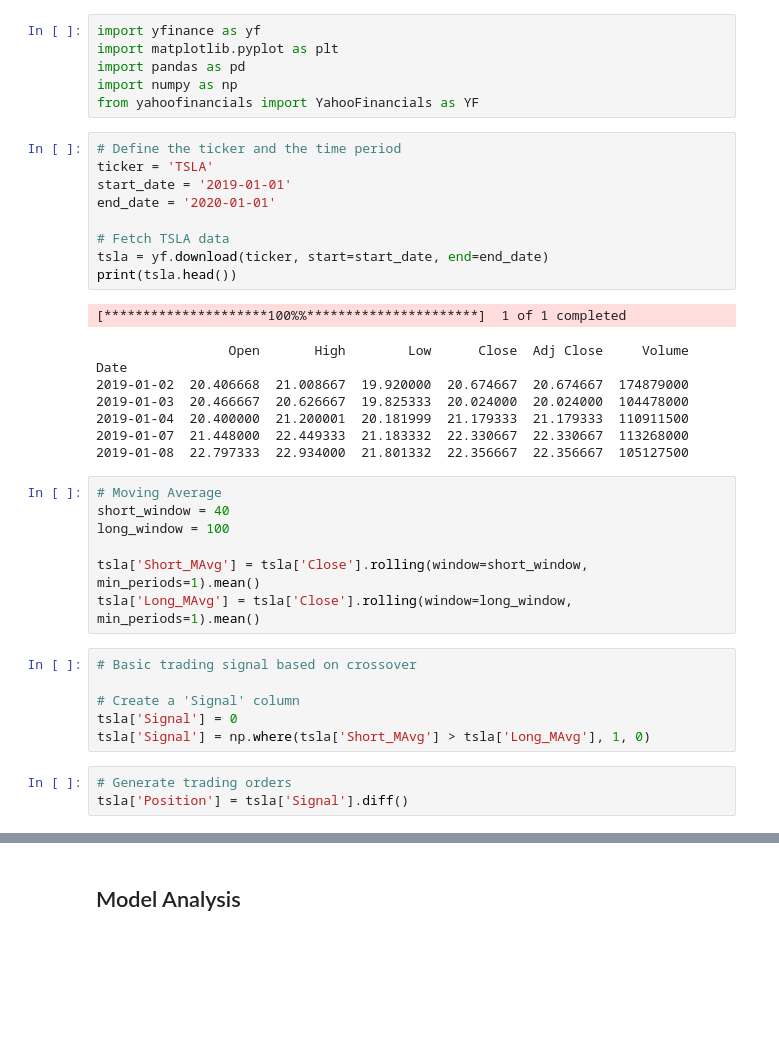
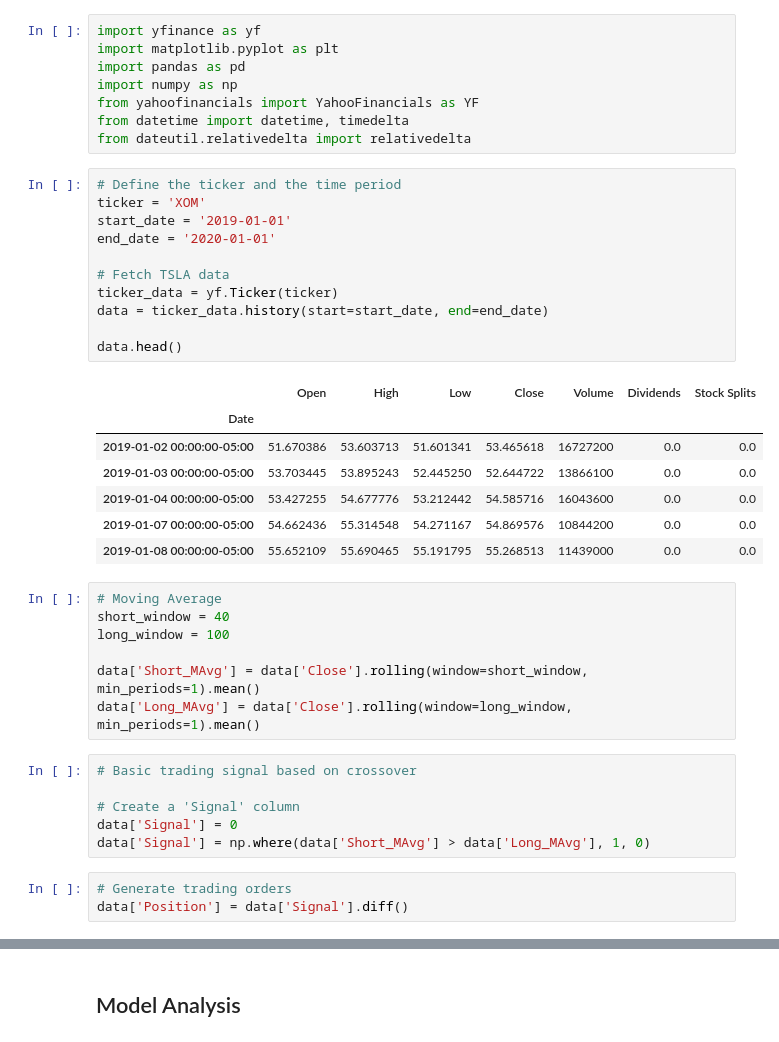
Before and after one commit to jjr2024/cs-451-quant-project, a Jupyter notebook: axiao_research.ipynb, the cells around one changed output, grey strips where cells are left out. Cells and saved outputs as stored; diff of their text form; blank space fills up the shorter version.

```diff
--- a/axiao_research.ipynb
+++ b/axiao_research.ipynb
@@ -4,40 +4,43 @@ import matplotlib.pyplot as plt
 import pandas as pd
 import numpy as np
 from yahoofinancials import YahooFinancials as YF
+from datetime import datetime, timedelta
+from dateutil.relativedelta import relativedelta
 # %%
 # Define the ticker and the time period
-ticker = 'TSLA'
+ticker = 'XOM'
 start_date = '2019-01-01'
 end_date = '2020-01-01'
 
 # Fetch TSLA data
-tsla = yf.download(ticker, start=start_date, end=end_date)
-print(tsla.head())
+ticker_data = yf.Ticker(ticker)
+data = ticker_data.history(start=start_date, end=end_date)
+
+data.head()
 # %% [output]
-[*********************100%%**********************]  1 of 1 completed
-                 Open       High        Low      Close  Adj Close     Volume
-Date
-2019-01-02  20.406668  21.008667  19.920000  20.674667  20.674667  174879000
-2019-01-03  20.466667  20.626667  19.825333  20.024000  20.024000  104478000
-2019-01-04  20.400000  21.200001  20.181999  21.179333  21.179333  110911500
-2019-01-07  21.448000  22.449333  21.183332  22.330667  22.330667  113268000
-2019-01-08  22.797333  22.934000  21.801332  22.356667  22.356667  105127500
+|  | Open | High | Low | Close | Volume | Dividends | Stock Splits |
+| Date |  |  |  |  |  |  |  |
+| 2019-01-02 00:00:00-05:00 | 51.670386 | 53.603713 | 51.601341 | 53.465618 | 16727200 | 0.0 | 0.0 |
+| 2019-01-03 00:00:00-05:00 | 53.703445 | 53.895243 | 52.445250 | 52.644722 | 13866100 | 0.0 | 0.0 |
+| 2019-01-04 00:00:00-05:00 | 53.427255 | 54.677776 | 53.212442 | 54.585716 | 16043600 | 0.0 | 0.0 |
+| 2019-01-07 00:00:00-05:00 | 54.662436 | 55.314548 | 54.271167 | 54.869576 | 10844200 | 0.0 | 0.0 |
+| 2019-01-08 00:00:00-05:00 | 55.652109 | 55.690465 | 55.191795 | 55.268513 | 11439000 | 0.0 | 0.0 |
 # %%
 # Moving Average
 short_window = 40
 long_window = 100
 
-tsla['Short_MAvg'] = tsla['Close'].rolling(window=short_window, min_periods=1).mean()
-tsla['Long_MAvg'] = tsla['Close'].rolling(window=long_window, min_periods=1).mean()
+data['Short_MAvg'] = data['Close'].rolling(window=short_window, min_periods=1).mean()
+data['Long_MAvg'] = data['Close'].rolling(window=long_window, min_periods=1).mean()
 # %%
 # Basic trading signal based on crossover
 
 # Create a 'Signal' column
-tsla['Signal'] = 0
-tsla['Signal'] = np.where(tsla['Short_MAvg'] > tsla['Long_MAvg'], 1, 0)
+data['Signal'] = 0
+data['Signal'] = np.where(data['Short_MAvg'] > data['Long_MAvg'], 1, 0)
 # %%
 # Generate trading orders
-tsla['Position'] = tsla['Signal'].diff()
+data['Position'] = data['Signal'].diff()
 # %%
 # Basic Back Test
 
```
Also changed, not shown: parts of 23 cells of this notebook, 7 other files.
